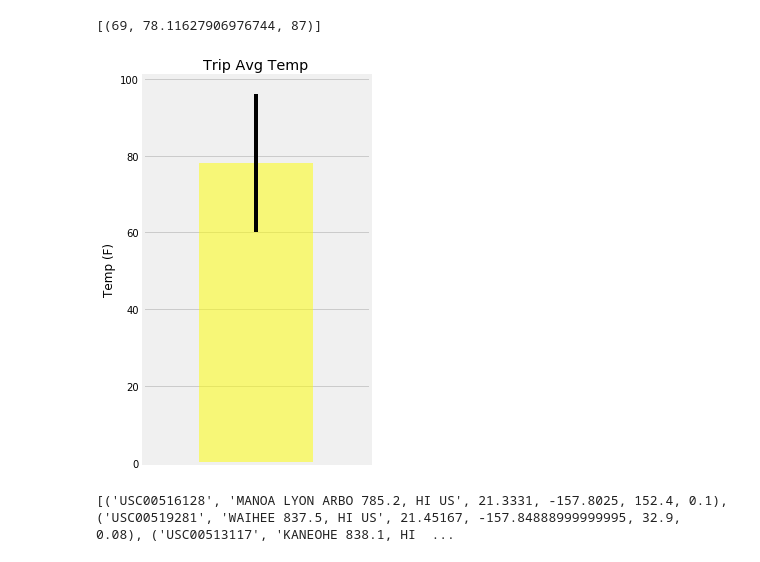
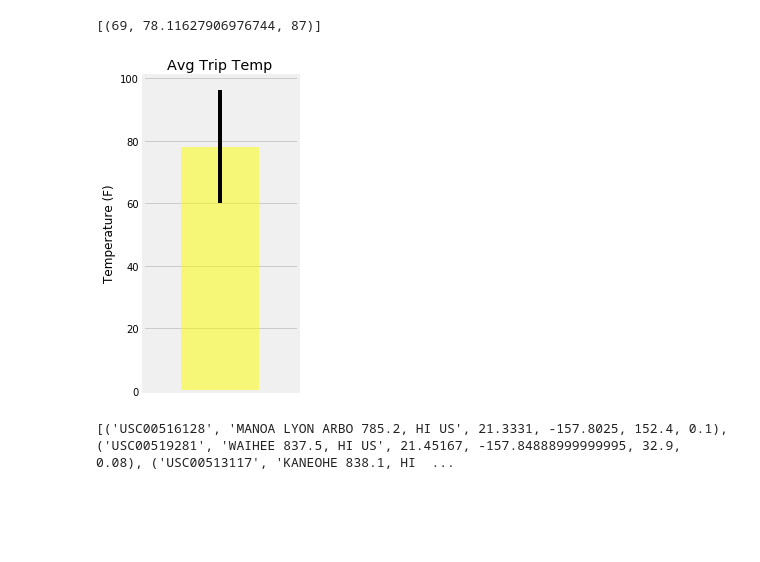
Before and after one commit to SarahLewk/SurfsUp, a Jupyter notebook: Step_1_Climate_Analysis.ipynb, the cells around one changed output. Cells and saved outputs as stored; diff of their text form; code cells hidden in the pictures; blank space fills up the shorter version.

```diff
--- a/Step_1_Climate_Analysis.ipynb
+++ b/Step_1_Climate_Analysis.ipynb
@@ -157,20 +157,20 @@ trip_temps
 # %%
 # Created a dataframe with tmin, tavg, and tmax values
 trip_temps_df = pd.DataFrame(trip_temps, columns=['tmin', 'tavg', 'tmax'])
 
 # Plot the results from your previous query as a bar chart.
 # Use "Trip Avg Temp" as your Title
 # Use the average temperature for the y value
 # Use the peak-to-peak (tmax-tmin) value as the y error bar (yerr)
-trip_temps_df.plot.bar(y='tavg', yerr=(trip_temps_df['tmax'] - trip_temps_df['tmin']), title='Trip Avg Temp', color='yellow', alpha=0.5, figsize=(4,6))
+trip_temps_df.plot.bar(y='tavg', yerr=(trip_temps_df['tmax'] - trip_temps_df['tmin']), title='Avg Trip Temp', color='yellow', alpha=0.5, figsize=(3,5))
 plt.xticks(np.arange(1, 1.0))
-plt.ylabel("Temp (F)")
+plt.ylabel("Temperature (F)")
 plt.tight_layout()
 plt.gca().legend_.remove()
 plt.savefig("Images/AvgTripTemp.png")
 plt.show()
 # %% [output]
-[figure, old version]
+[figure, new version]
 # %%
 # Calculate the total amount of rainfall per weather station for your trip dates using the previous year's matching dates.
 # Sort this in descending order by precipitation amount and list the station, name, latitude, longitude, and elevation
```
Also changed, not shown: parts of 5 cells of this notebook, 2 other files.
